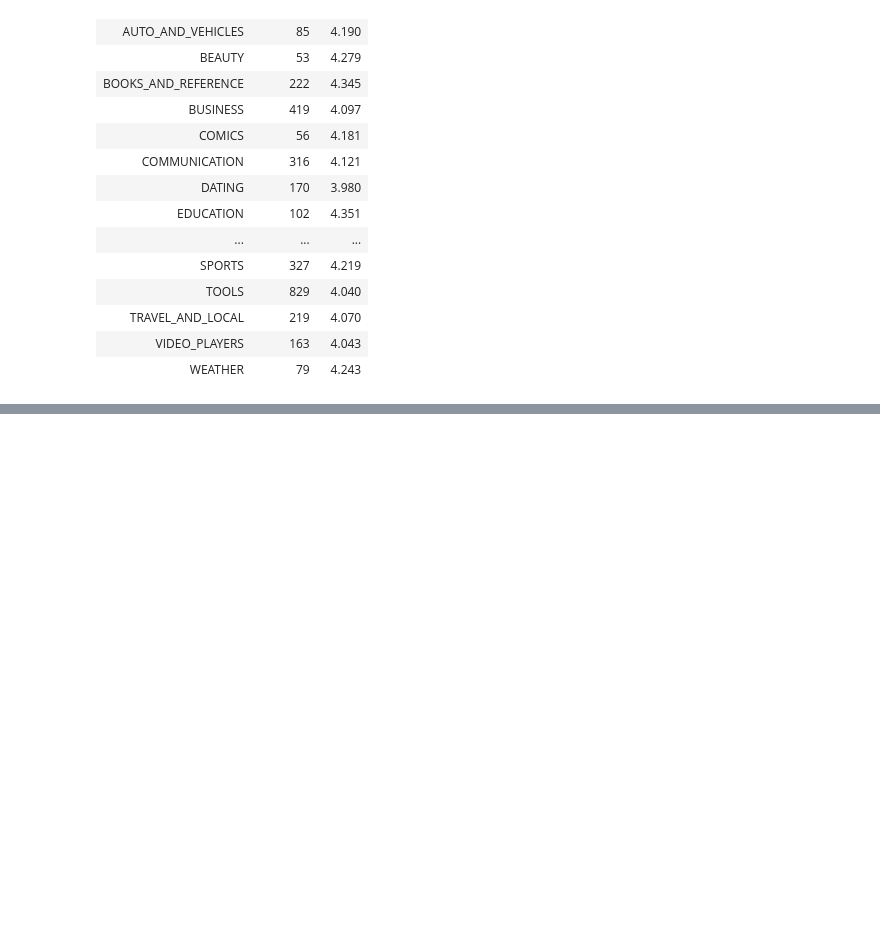
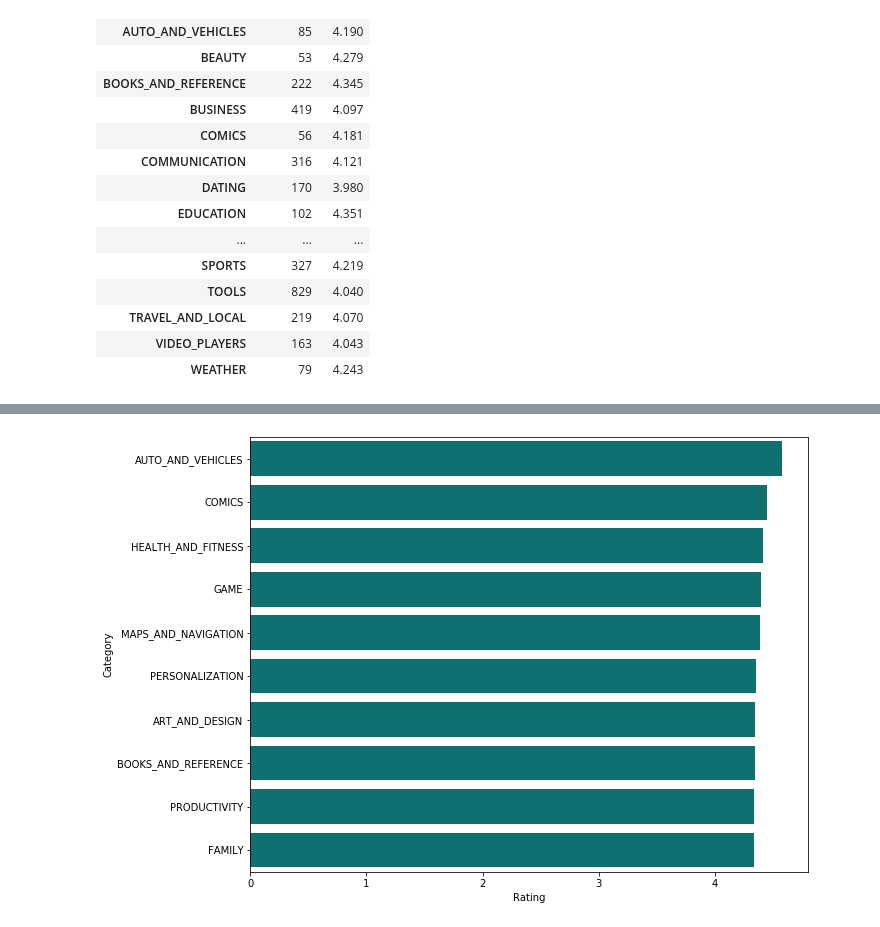
Before and after one commit to sarafkp/Python-for-Data-Science, a Jupyter notebook: Project/pg_final_project_1.0.ipynb, the cells around one changed output, grey strips where cells are left out. Saved outputs shown, nothing was run; the diff lists cells and outputs as text; code cells hidden in the pictures; blank space fills up the shorter version.

```diff
--- a/Project/pg_final_project_1.0.ipynb
+++ b/Project/pg_final_project_1.0.ipynb
@@ -178,0 +184,9 @@ playstore_user_reviews_df_4.head()
+# %%
+merge_playstore[["Price", "Reviews"]] = merge_playstore[["Price", "Reviews"]].apply(pd.to_numeric)
+# %%
+g=merge_playstore.groupby("Category",as_index=False).mean()[['Category','Rating']].sort_values('Rating',ascending=0).head(10)
+plt.figure(figsize=(10,8))
+
+sns.barplot(x='Rating',y='Category',data=g,color="teal");
+# %% [output]
+[figure, added]
```
Also changed, not shown: parts of 22 cells of this notebook, 1 other file.
